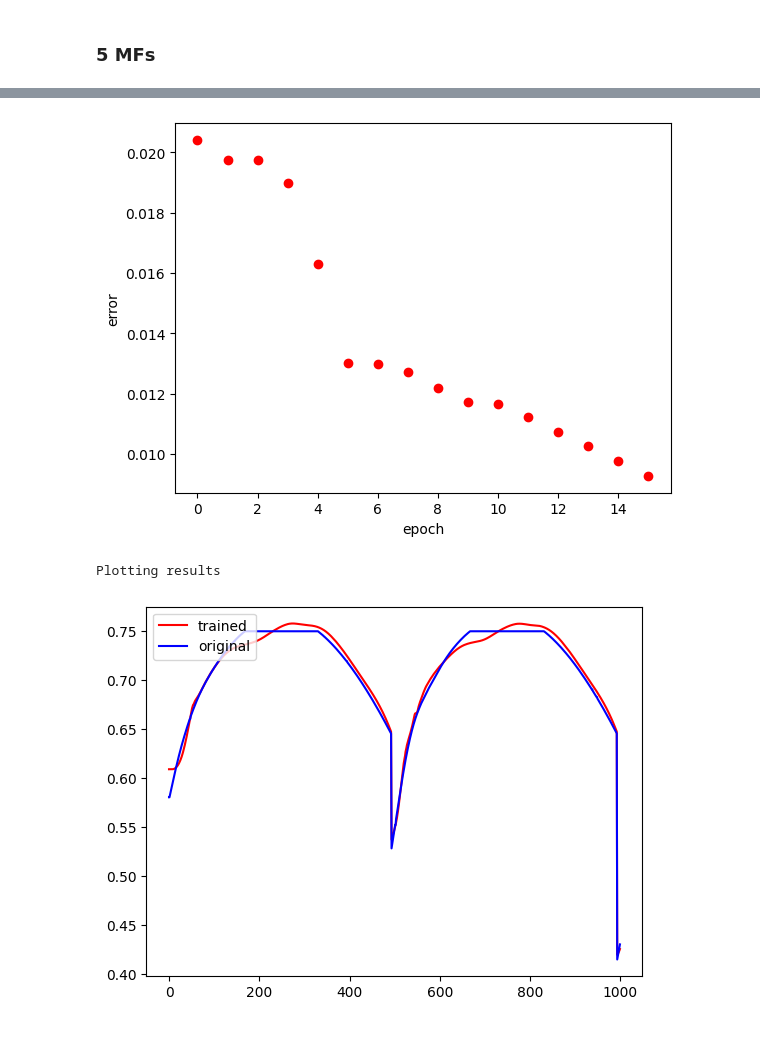
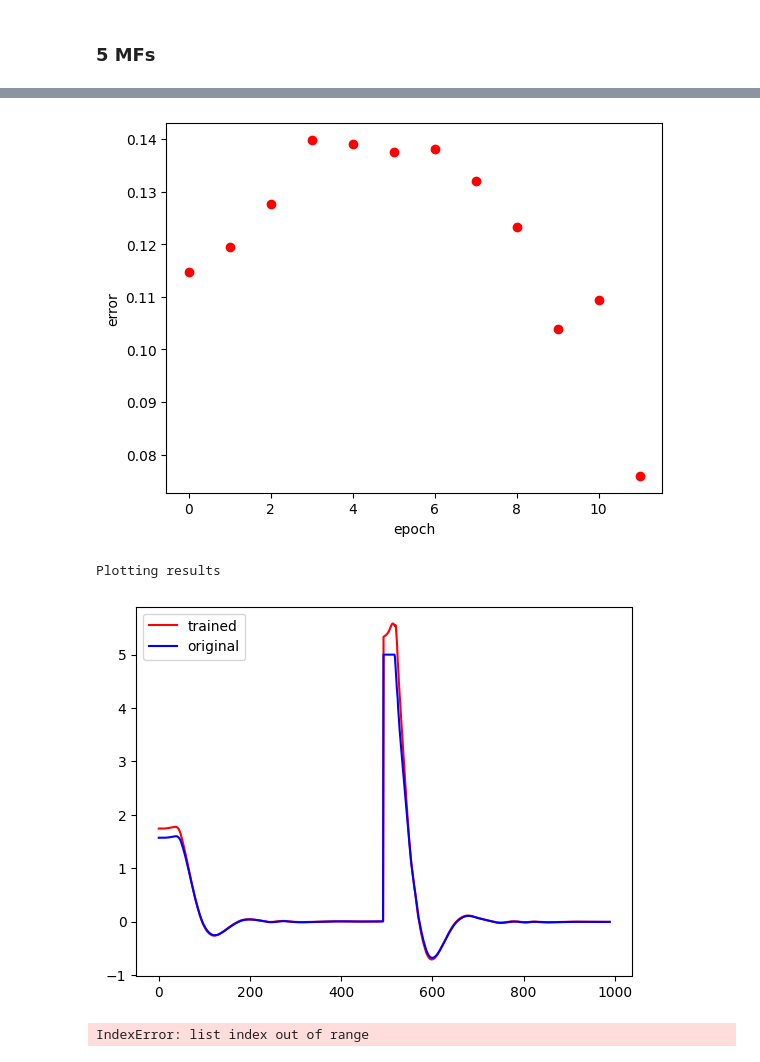
Before and after one commit to Esteb37/fuzzy-control, a Jupyter notebook: anfis/anfis/ANFIS.ipynb, the cells around one changed output, grey strips where cells are left out. Drawn from its saved outputs; the diff is of its cells as text; code cells hidden in the pictures.

```diff
--- a/anfis/anfis/ANFIS.ipynb
+++ b/anfis/anfis/ANFIS.ipynb
@@ -6,7 +6,7 @@ import numpy as np
 import matplotlib.pyplot as plt
 
 ts = np.load(
-    "C:/Users/esteb/OneDrive/Documents/Escuela/Robótica/Fuzzy/anfis/anfis/datos.npy")[:-10]
+    "C:/Users/Esteban/Documents/Escuela/Robotica/Fuzzy/anfis/anfis/datos.npy")[:-10]
 
 # Normalize
 #ts = ts / ts.max(axis=0)
@@ -72,6 +72,8 @@ def test(X, Y, mfs, type, epochs=20, print_mfs = False, k = 0.0005):
 	anf.plotErrors()
 	print("Plotting results")
 	anf.plotResults()
+
+	return anf, mf
 # %% [markdown]
 # Controlador Angular
 # %%
@@ -303,3 +329,3 @@ Plotting results
 # %%
-test(X, Y, 5, "gbellmf", epochs = 18, k = 0.1)
+optim_anf, optim_mf = test(X, Y, 5, "gbellmf", epochs = 13, k = 0.3)
 # %% [output]
@@ -323,4 +345,9 @@ Min error: 0.009266473690294433 at epoch 16
 Plotting errors
-[figure, old version]
+[figure, new version]
 Plotting results
-[figure, old version]
+[figure, new version]
+# %%
+optim_anf.plotMF(X, 0)
+optim_anf.plotMF(Y, 1)
+# %% [output]
+IndexError: list index out of range
```
Also changed, not shown: parts of 8 cells of this notebook.
